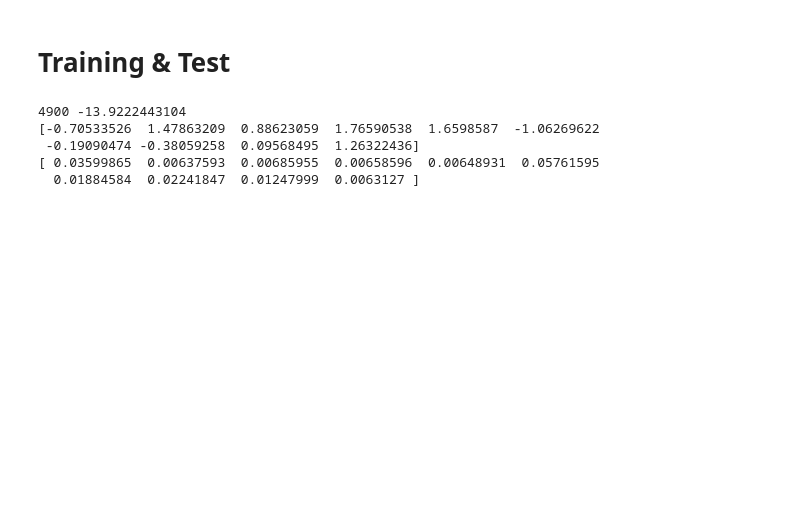
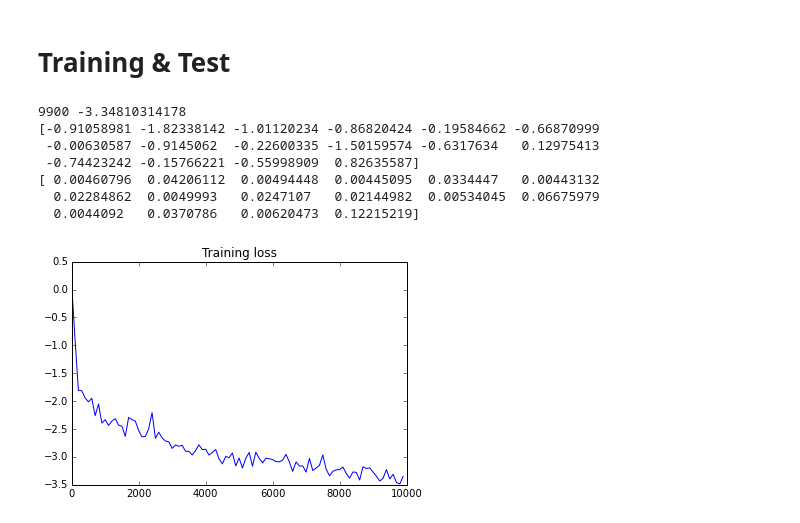
Before and after one commit to justinjfu/sandbox, a Jupyter notebook: VAE.ipynb, the cells around one changed output. Cells and saved outputs as stored; diff of their text form; code cells hidden in the pictures; blank space fills up the shorter version.

```diff
--- a/VAE.ipynb
+++ b/VAE.ipynb
@@ -140,28 +147,42 @@ Training & Test
 # %%
+#Training
 tf.reset_default_graph()
+np.random.seed(1)
 dX = 2
 dZ = 1
-batch_size = 10
+batch_size = 16
 vae = VAE(dX, dZ)
 
 tot_loss = 0
-for i in range(5000):
-    x = next_batch(batch_size)
+heartbeat = 100
+losses = []
+for i in range(10000):
+    x = sample_distribution(batch_size)
     loss = vae.step(x, lr=1e-2)
     tot_loss += loss
-    if i%100 == 0:
+    if i%heartbeat == 0:
         clear_output()
-        print i, tot_loss/50
+        print i, tot_loss/heartbeat
+        losses.append(tot_loss/heartbeat)
         sys.stdout.flush()
         tot_loss = 0
         mus, sigmas = vae.encode(x)
         print np.mean(mus, axis=1)
         print np.mean(sigmas, axis=1)
 # %% [output]
-4900 -13.9222443104
-[-0.70533526  1.47863209  0.88623059  1.76590538  1.6598587  -1.06269622
- -0.19090474 -0.38059258  0.09568495  1.26322436]
-[ 0.03599865  0.00637593  0.00685955  0.00658596  0.00648931  0.05761595
-  0.01884584  0.02241847  0.01247999  0.0063127 ]
+9900 -3.34810314178
+[-0.91058981 -1.82338142 -1.01120234 -0.86820424 -0.19584662 -0.66870999
+ -0.00630587 -0.9145062  -0.22600335 -1.50159574 -0.6317634   0.12975413
+ -0.74423242 -0.15766221 -0.55998909  0.82635587]
+[ 0.00460796  0.04206112  0.00494448  0.00445095  0.0334447   0.00443132
+  0.02284862  0.0049993   0.0247107   0.02144982  0.00534045  0.06675979
+  0.0044092   0.0370786   0.00620473  0.12215219]
+# %%
+# Training plot
+plt.title("Training loss")
+plt.plot(np.arange(len(losses))*heartbeat, losses)
+plt.show()
+# %% [output]
+[figure, added]
 # %%
 # Plot the original distribution
```
Also changed, not shown: parts of 6 cells of this notebook, 1 other file.
